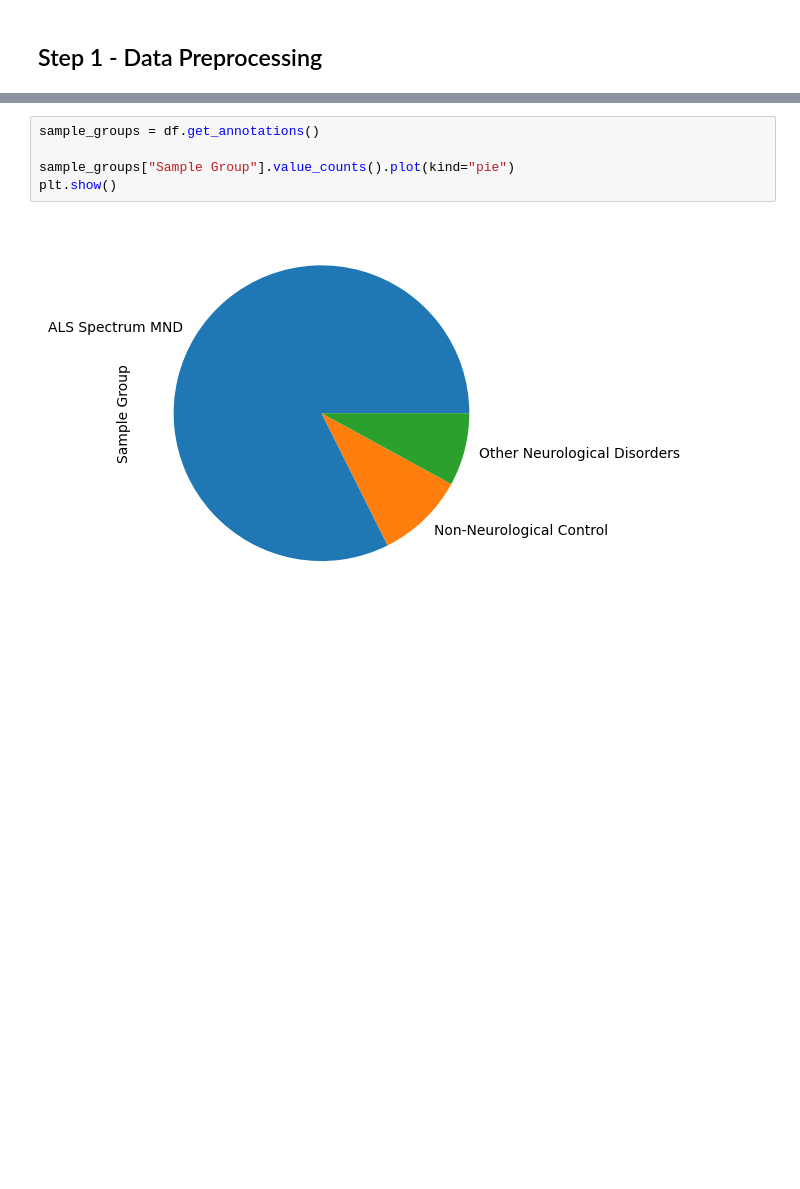
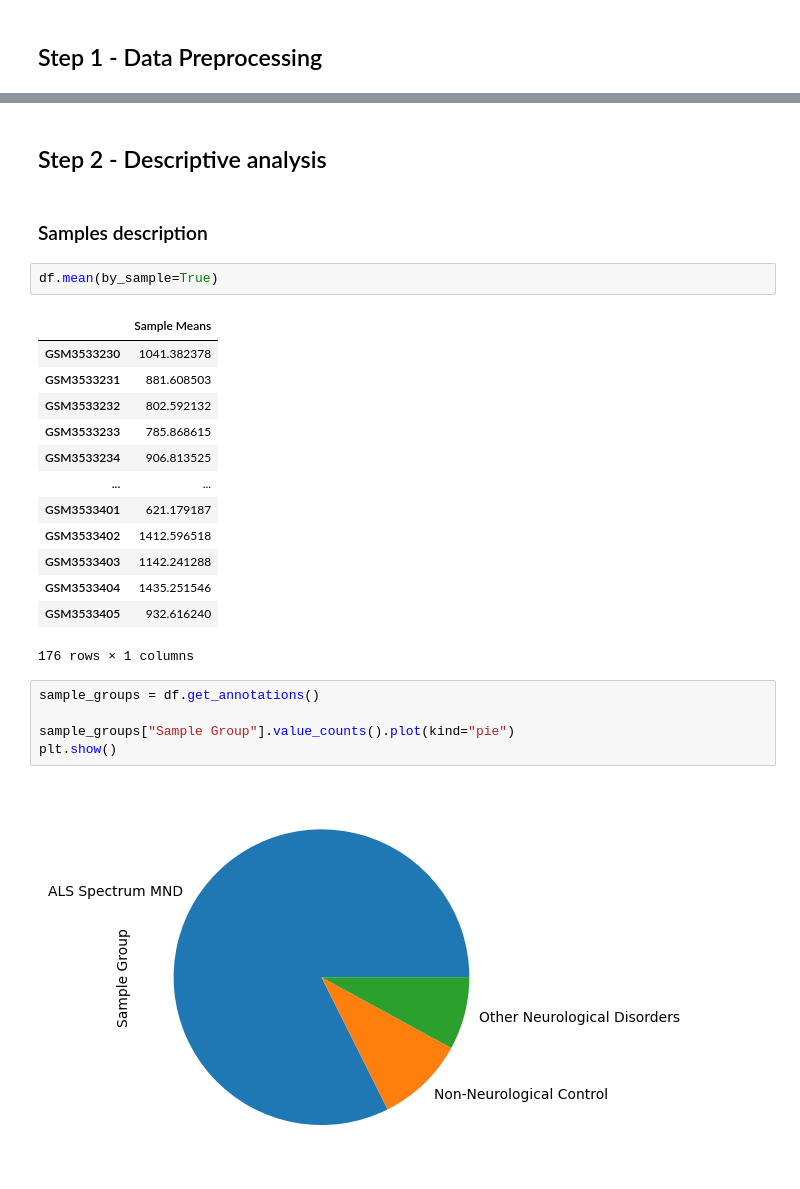
Before and after one commit to Martin-Masson/projet-ml-bioinfo, a Jupyter notebook: data_processing.ipynb, the cells around one changed output, grey strips where cells are left out. Cells and saved outputs as stored; diff of their text form; blank space fills up the shorter version.

Commit message:
descriptive analysis

```diff
--- a/data_processing.ipynb
+++ b/data_processing.ipynb
@@ -140,6 +158,26 @@ df
 | GSM3533404 | NEUUF289NRL | ALS Spectrum MND | Frontal Cortex |
 | GSM3533405 | NEUPU334DL1 | ALS Spectrum MND | Frontal Cortex |
 176 rows × 3 columns
+# %% [markdown]
+## Step 2 - Descriptive analysis
+# %% [markdown]
+### Samples description
+# %%
+df.mean(by_sample=True)
+# %% [output]
+|  | Sample Means |
+| GSM3533230 | 1041.382378 |
+| GSM3533231 | 881.608503 |
+| GSM3533232 | 802.592132 |
+| GSM3533233 | 785.868615 |
+| GSM3533234 | 906.813525 |
+| ... | ... |
+| GSM3533401 | 621.179187 |
+| GSM3533402 | 1412.596518 |
+| GSM3533403 | 1142.241288 |
+| GSM3533404 | 1435.251546 |
+| GSM3533405 | 932.616240 |
+176 rows × 1 columns
 # %%
 sample_groups = df.get_annotations()
 
```
Also changed, not shown: parts of 2 cells of this notebook, 1 other file.
